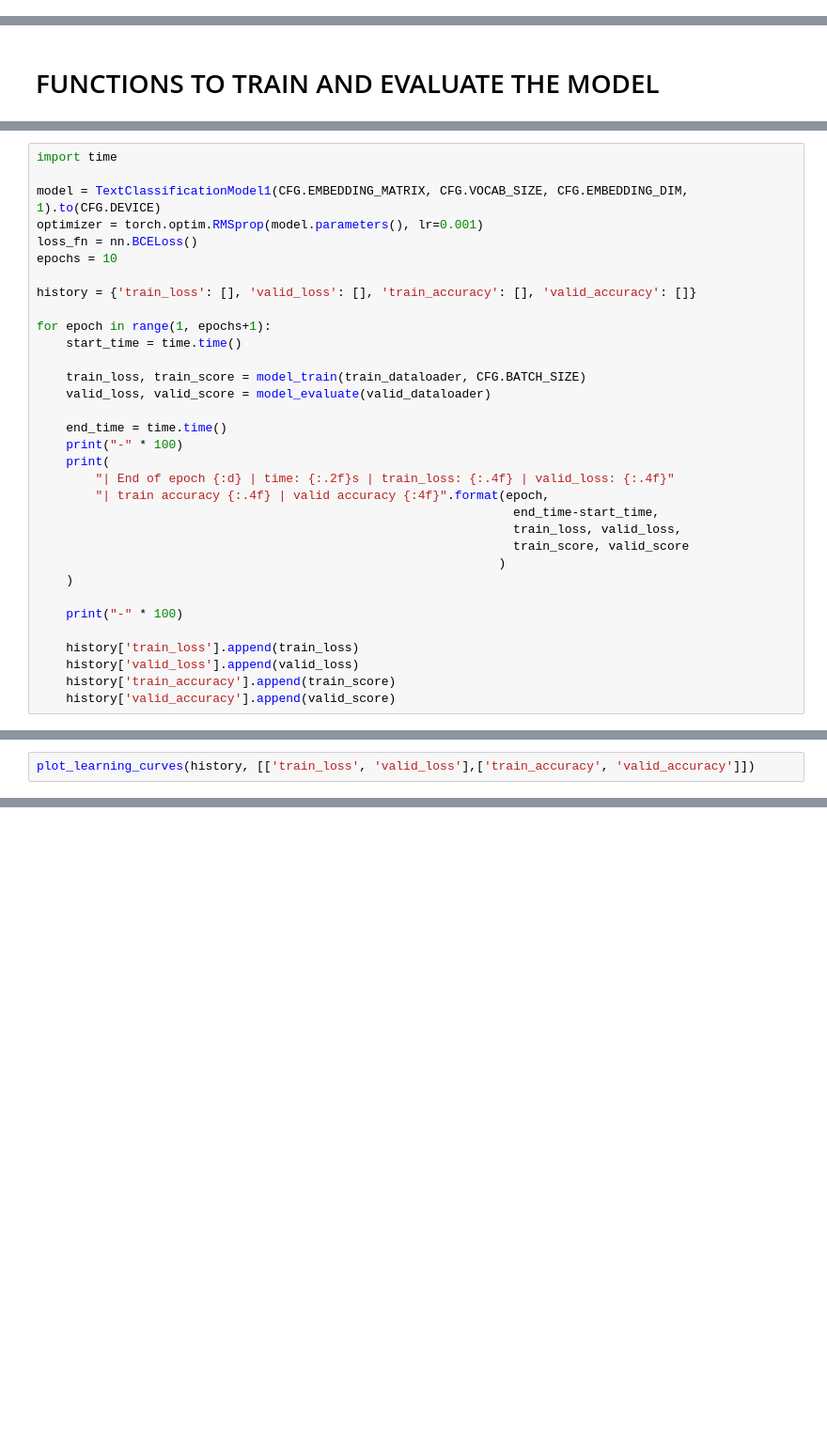
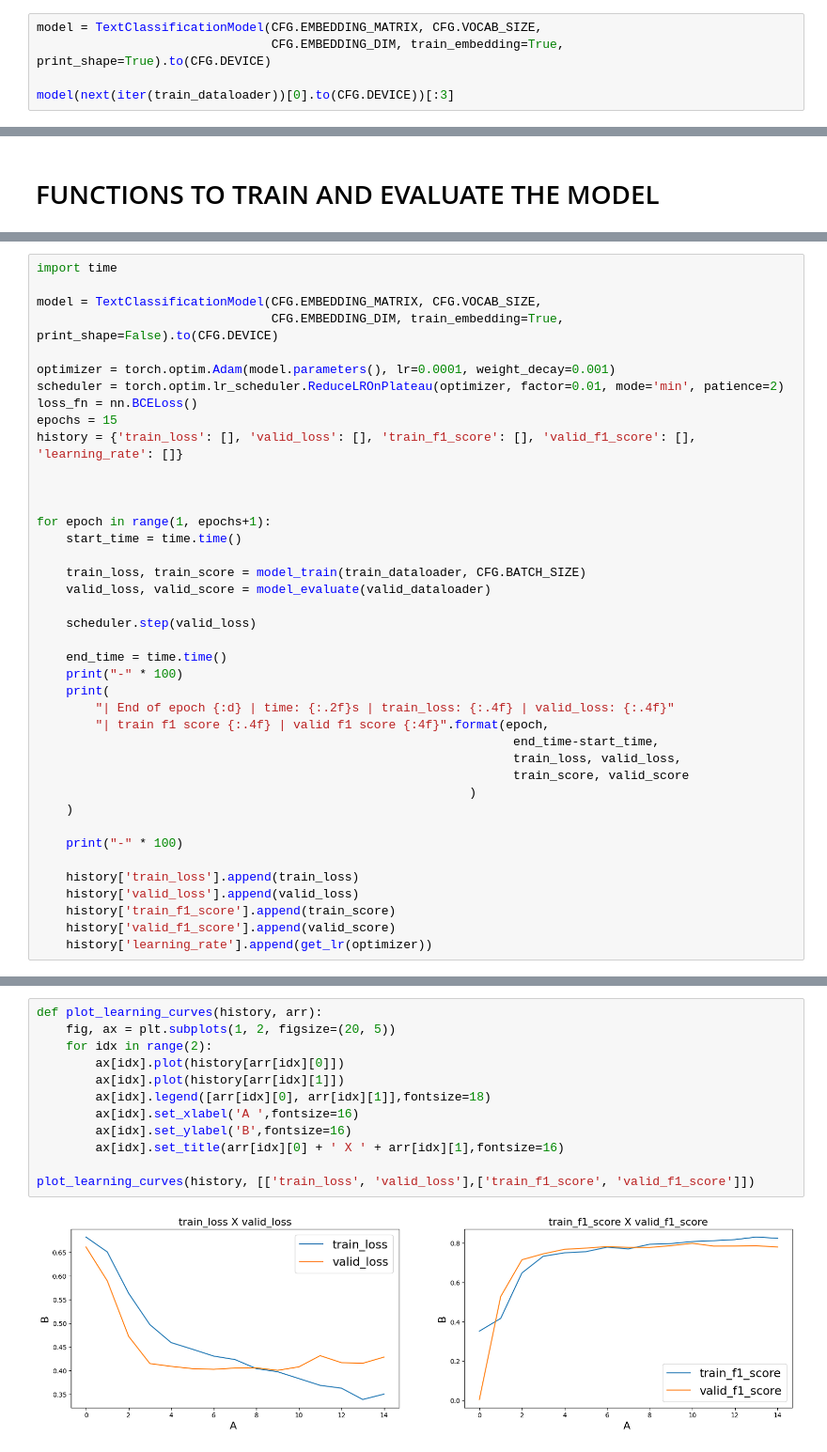
Before and after one commit to shoabahamed/kaggle_notebooks, a Jupyter notebook: binary-classification-in-pytorch.ipynb, the cells around one changed output, grey strips where cells are left out. Shown: that part at 94% size. Cells and saved outputs as stored; diff of their text form; blank space fills up the shorter version.

Commit message:
Kaggle Notebook | Binary Classification in Pytorch | Version 16

```diff
--- a/binary-classification-in-pytorch.ipynb
+++ b/binary-classification-in-pytorch.ipynb
@@ -411,3 +322,8 @@ class TextClassificationModel1(nn.Module):
         out = self.sigmoid(out)
 
         return out
+# %%
+model = TextClassificationModel(CFG.EMBEDDING_MATRIX, CFG.VOCAB_SIZE,
+                                CFG.EMBEDDING_DIM, train_embedding=True, print_shape=True).to(CFG.DEVICE)
+
+model(next(iter(train_dataloader))[0].to(CFG.DEVICE))[:3]
@@ -493,12 +424,16 @@ def model_predict(dataloader):
 # %%
 import time
 
-model = TextClassificationModel1(CFG.EMBEDDING_MATRIX, CFG.VOCAB_SIZE, CFG.EMBEDDING_DIM, 1).to(CFG.DEVICE)
-optimizer = torch.optim.RMSprop(model.parameters(), lr=0.001)
+model = TextClassificationModel(CFG.EMBEDDING_MATRIX, CFG.VOCAB_SIZE,
+                                CFG.EMBEDDING_DIM, train_embedding=True, print_shape=False).to(CFG.DEVICE)
+
+optimizer = torch.optim.Adam(model.parameters(), lr=0.0001, weight_decay=0.001)
+scheduler = torch.optim.lr_scheduler.ReduceLROnPlateau(optimizer, factor=0.01, mode='min', patience=2)
 loss_fn = nn.BCELoss()
-epochs = 10
+epochs = 15
+history = {'train_loss': [], 'valid_loss': [], 'train_f1_score': [], 'valid_f1_score': [], 'learning_rate': []}
 
-history = {'train_loss': [], 'valid_loss': [], 'train_accuracy': [], 'valid_accuracy': []}
+
 
 for epoch in range(1, epochs+1):
     start_time = time.time()
@@ -506,22 +441,25 @@ for epoch in range(1, epochs+1):
     train_loss, train_score = model_train(train_dataloader, CFG.BATCH_SIZE)
     valid_loss, valid_score = model_evaluate(valid_dataloader)
 
+    scheduler.step(valid_loss)
+
     end_time = time.time()
     print("-" * 100)
     print(
         "| End of epoch {:d} | time: {:.2f}s | train_loss: {:.4f} | valid_loss: {:.4f}"
-        "| train accuracy {:.4f} | valid accuracy {:4f}".format(epoch,
+        "| train f1 score {:.4f} | valid f1 score {:4f}".format(epoch,
                                                                  end_time-start_time,
                                                                  train_loss, valid_loss,
                                                                  train_score, valid_score
-                                                               )
+                                                           )
     )
 
     print("-" * 100)
 
     history['train_loss'].append(train_loss)
     history['valid_loss'].append(valid_loss)
-    history['train_accuracy'].append(train_score)
-    history['valid_accuracy'].append(valid_score)
+    history['train_f1_score'].append(train_score)
+    history['valid_f1_score'].append(valid_score)
+    history['learning_rate'].append(get_lr(optimizer))
 # %% [output]
 ----------------------------------------------------------------------------------------------------
@@ -557,2 +501,0 @@ for epoch in range(1, epochs+1):
-# %%
-plot_learning_curves(history, [['train_loss', 'valid_loss'],['train_accuracy', 'valid_accuracy']])
@@ -560,0 +502,14 @@ plot_learning_curves(history, [['train_loss', 'valid_loss'],['train_accuracy', '
+# %%
+def plot_learning_curves(history, arr):
+    fig, ax = plt.subplots(1, 2, figsize=(20, 5))
+    for idx in range(2):
+        ax[idx].plot(history[arr[idx][0]])
+        ax[idx].plot(history[arr[idx][1]])
+        ax[idx].legend([arr[idx][0], arr[idx][1]],fontsize=18)
+        ax[idx].set_xlabel('A ',fontsize=16)
+        ax[idx].set_ylabel('B',fontsize=16)
+        ax[idx].set_title(arr[idx][0] + ' X ' + arr[idx][1],fontsize=16)
+
+plot_learning_curves(history, [['train_loss', 'valid_loss'],['train_f1_score', 'valid_f1_score']])
+# %% [output]
+[figure, added]
```
Also changed, not shown: parts of 48 cells of this notebook.
